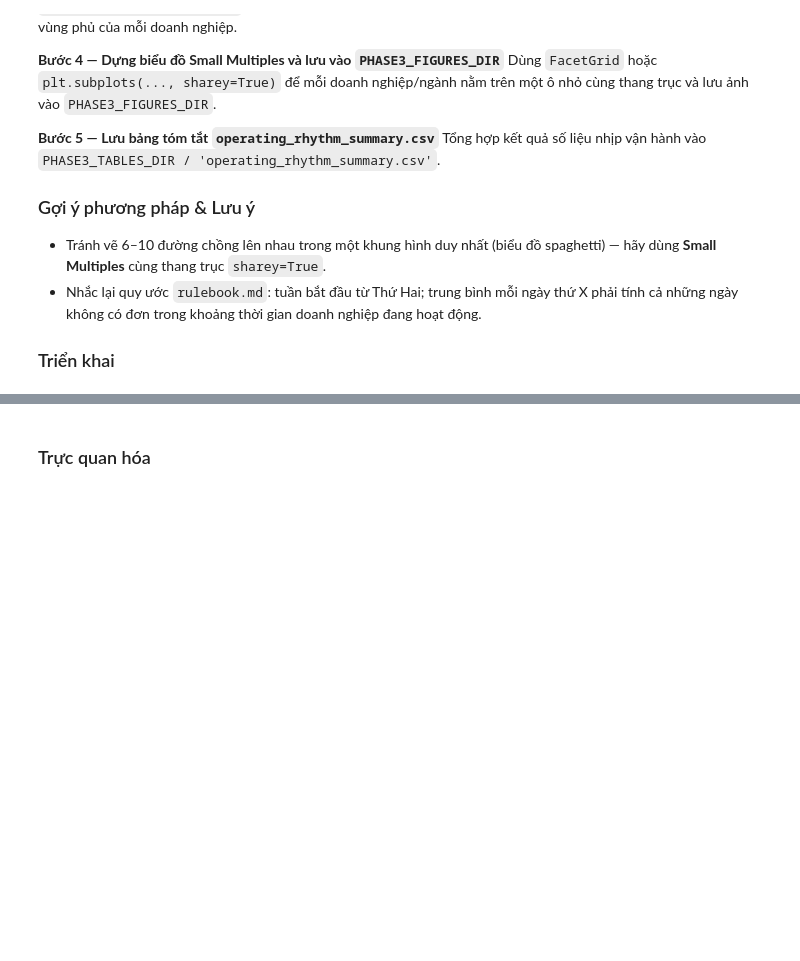
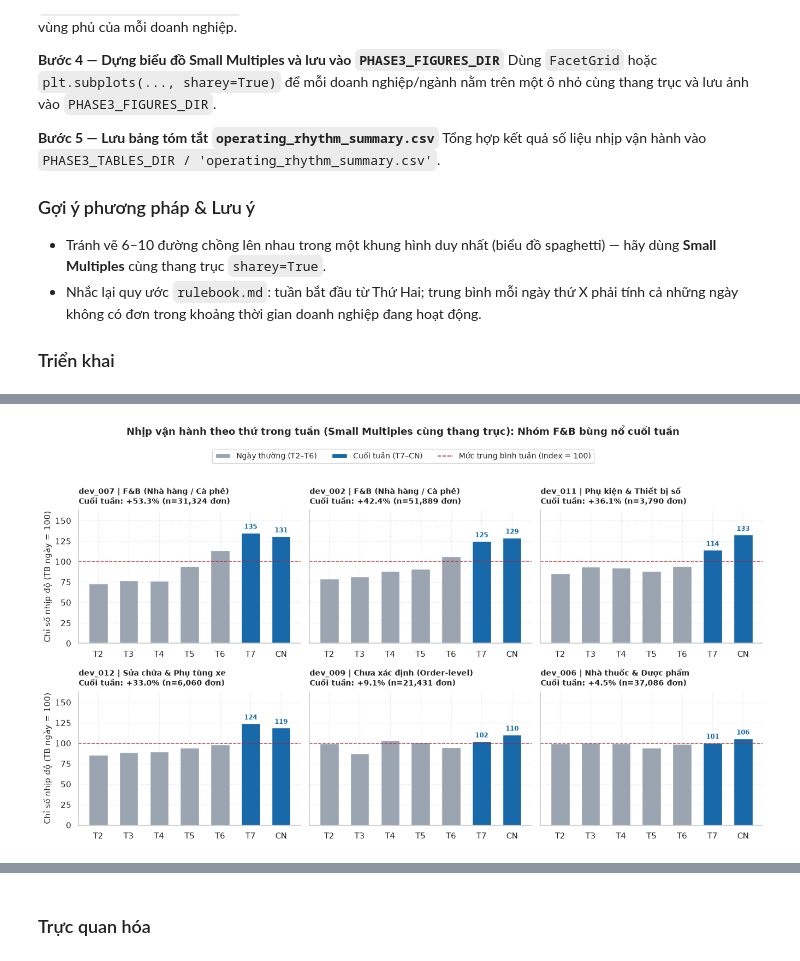
Before and after one commit to itsanhkhoi12/data-visualization-uth, a Jupyter notebook: notebook/03_cross_business_eda.ipynb, the cells around one changed output, grey strips where cells are left out. Cells and saved outputs as stored; diff of their text form; code cells hidden in the pictures; blank space fills up the shorter version.

```diff
--- a/notebook/03_cross_business_eda.ipynb
+++ b/notebook/03_cross_business_eda.ipynb
@@ -385,3 +1162,17 @@ Tổng hợp kết quả số liệu nhịp vận hành vào `PHASE3_TABLES_DIR
 # %%
 # TODO (T3.2a — Bước 1: Lọc các doanh nghiệp đủ điều kiện về mốc giờ / ngày hoạt động)
 # TODO: Lọc danh sách doanh nghiệp đủ điều kiện cho nhịp giờ/ca và nhịp thứ trong tuần
+# T3.2a — Bước 1: Lọc các doanh nghiệp đủ điều kiện về mốc giờ / ngày hoạt động
+hourly_bids = comparability_matrix_df.loc[
+    comparability_matrix_df["eligible_hourly"], "business_id"
+].tolist()
+
+weekday_bids = comparability_matrix_df.loc[
+    comparability_matrix_df["eligible_weekday"], "business_id"
+].tolist()
+
+print(f"Nhóm đủ điều kiện phân tích Giờ / Ca ({len(hourly_bids)} DN): {hourly_bids}")
+print(f"Nhóm đủ điều kiện phân tích Thứ / Ngày thường–Cuối tuần ({len(weekday_bids)} DN): {weekday_bids}")
+
+if not hourly_bids:
+    print("-> Ghi nhận: Tập 6 DN đại diện chỉ lưu cấp ngày (order_date), bỏ qua phân tích theo giờ/ca và tập trung đối chiếu nhịp 7 thứ trong tuần.")
@@ -394,3 +1314,70 @@ Tổng hợp kết quả số liệu nhịp vận hành vào `PHASE3_TABLES_DIR
 # %%
 # TODO (T3.2a — Bước 4: Dựng biểu đồ Small Multiples và lưu vào `PHASE3_FIGURES_DIR`)
 # TODO: Dựng biểu đồ Small Multiples cho nhịp giờ/ngày thường vs cuối tuần và lưu vào PHASE3_FIGURES_DIR
+# T3.2a — Bước 4 & Trực quan hóa: Small Multiples nhịp vận hành 7 thứ trong tuần (sharey=True)
+fig, axes = plt.subplots(2, 3, figsize=(13.5, 7.2), sharey=True)
+axes = axes.flatten()
+
+# Sắp xếp doanh nghiệp theo mức tăng cuối tuần giảm dần để kể chuyện mạch lạc
+ordered_bids = operating_rhythm_summary_df.sort_values(
+    "weekend_vs_weekday_lift_pct", ascending=False
+)["business_id"].tolist()
+
+for idx, bid in enumerate(ordered_bids):
+    ax = axes[idx]
+    sub = rhythm_by_dow_df[rhythm_by_dow_df["business_id"] == bid].sort_values("dow")
+    meta_s = operating_rhythm_summary_df[operating_rhythm_summary_df["business_id"] == bid].iloc[0]
+
+    bar_colors = [COLOR_ACCENT_BLUE if wk else COLOR_GRAY for wk in sub["is_weekend"]]
+    bars = ax.bar(sub["dow_label"], sub["rhythm_index"], color=bar_colors, width=0.62)
+
+    # Đường tham chiếu mức trung bình tuần = 100
+    ax.axhline(100, color=COLOR_ACCENT_RED, linestyle="--", linewidth=1.1, alpha=0.85)
+
+    # Gắn nhãn giá trị trên cột cao điểm nhất và cột cuối tuần
+    for bar, (_, r) in zip(bars, sub.iterrows()):
+        if r["is_weekend"] or r["rhythm_index"] == sub["rhythm_index"].max():
+            ax.text(
+                bar.get_x() + bar.get_width() / 2,
+                r["rhythm_index"] + 3,
+                f"{r['rhythm_index']:.0f}",
+                ha="center",
+                va="bottom",
+                fontsize=8.5,
+                fontweight="bold",
+                color=COLOR_ACCENT_BLUE if r["is_weekend"] else COLOR_GRAY_DARK,
+            )
+
+    lift = meta_s["weekend_vs_weekday_lift_pct"]
+    n_tot = int(meta_s["total_valid_orders"])
+    ax.set_title(
+        f"{bid} | {meta_s['industry']}\nCuối tuần: {lift:+.1f}% (n={n_tot:,} đơn)",
+        fontsize=10,
+        fontweight="bold",
+        pad=8,
+    )
+    ax.set_ylim(0, rhythm_by_dow_df["rhythm_index"].max() + 28)
+    if idx % 3 == 0:
+        ax.set_ylabel("Chỉ số nhịp độ (TB ngày = 100)")
+
+from matplotlib.patches import Patch
+from matplotlib.lines import Line2D
+handles = [
+    Patch(facecolor=COLOR_GRAY, label="Ngày thường (T2–T6)"),
+    Patch(facecolor=COLOR_ACCENT_BLUE, label="Cuối tuần (T7–CN)"),
+    Line2D([0], [0], color=COLOR_ACCENT_RED, linestyle="--", linewidth=1.2, label="Mức trung bình tuần (Index = 100)"),
+]
+fig.legend(handles=handles, loc="upper center", bbox_to_anchor=(0.5, 1.03), ncol=3, frameon=True, fontsize=10)
+fig.suptitle(
+    "Nhịp vận hành theo thứ trong tuần (Small Multiples cùng thang trục): Nhóm F&B bùng nổ cuối tuần",
+    fontsize=13,
+    fontweight="bold",
+    y=1.08,
+)
+
+plt.tight_layout()
+fig_path = PHASE3_FIGURES_DIR / "t3_2a_weekly_rhythm_small_multiples.png"
+fig.savefig(fig_path, dpi=300, bbox_inches="tight")
+print(f"Đã lưu biểu đồ Small Multiples: {fig_path}")
+plt.show()
+# %% [output]
@@ -397,3 +1385,4 @@ Tổng hợp kết quả số liệu nhịp vận hành vào `PHASE3_TABLES_DIR
+[figure, added]
 # %%
 # TODO (T3.2a — Bước 5: Lưu bảng tóm tắt `operating_rhythm_summary.csv`)
 # TODO: Tóm tắt số liệu nhịp giờ/ca và cuối tuần vào operating_rhythm_summary.csv tại PHASE3_TABLES_DIR
```
Also changed, not shown: parts of 36 cells of this notebook.
